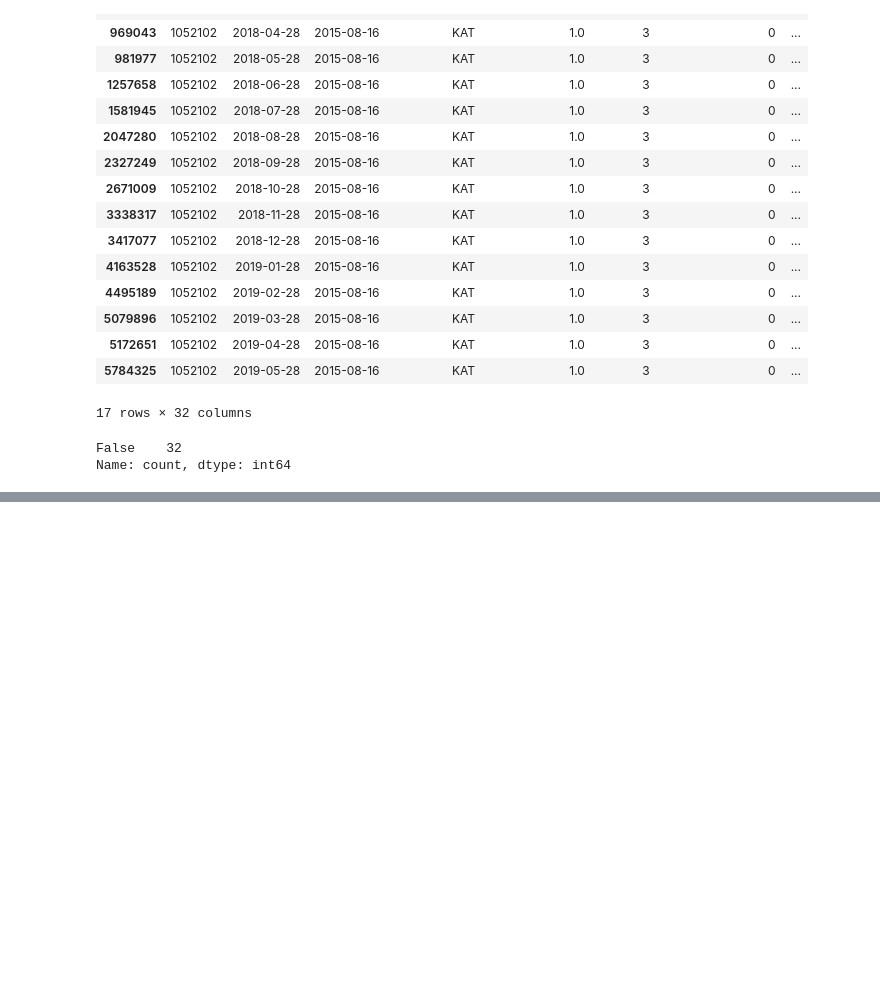
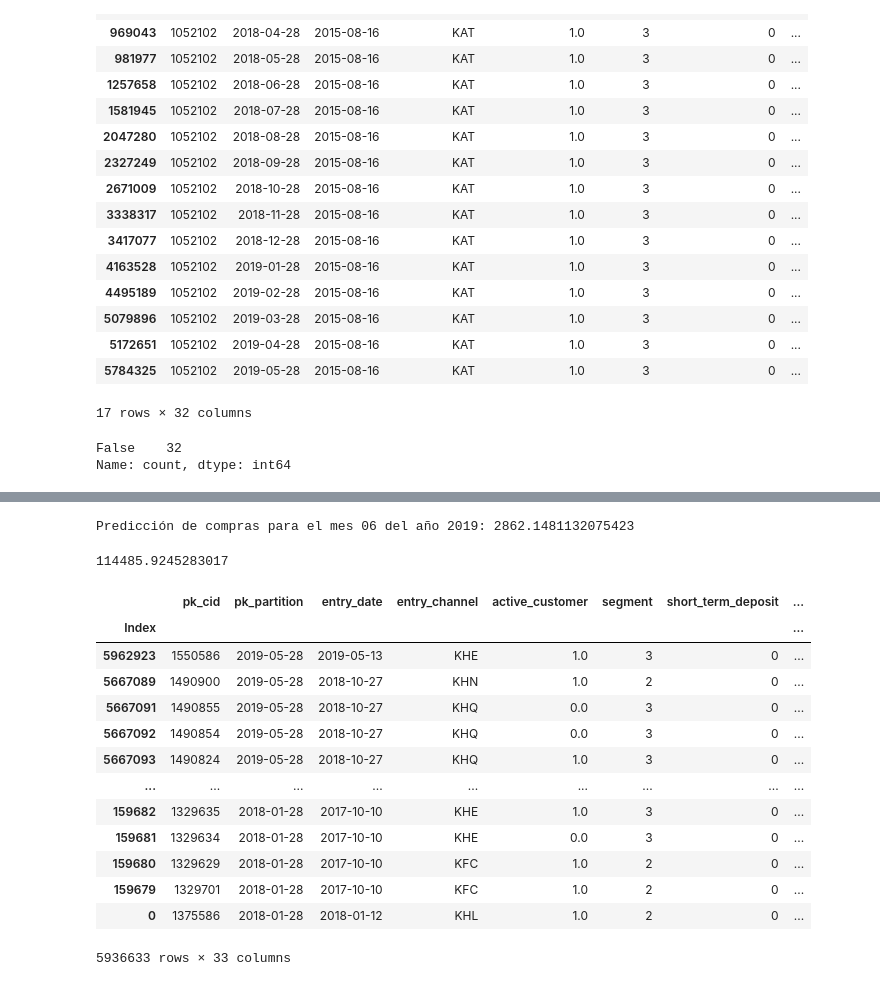
Before and after one commit to dgonzalezDS/DscTfm, a Jupyter notebook: df_targetAhorro.ipynb, the cells around one changed output, grey strips where cells are left out. Drawn from its saved outputs; the diff is of its cells as text; code cells hidden in the pictures; blank space fills up the shorter version.

Commit message:
Modelos y prediccion de ventas

```diff
--- a/df_targetAhorro.ipynb
+++ b/df_targetAhorro.ipynb
@@ -113,0 +129,6 @@ Name: count, dtype: int64
+# %%
+df['Antiguedad'] = (df['pk_partition'] - df['entry_date']) / pd.Timedelta(days=30)
+# %%
+df['Antiguedad'] = df['Antiguedad'].round().astype(int)
+# %%
+df['mes'] = df['pk_partition'].dt.to_period('M')
@@ -113,0 +161,49 @@ Name: count, dtype: int64
+# %%
+#Intentaremos predecir cuantos productos de AHORRO venderemos el mes siguiente (JUNIO DE 2019)
+
+df_regresion = serie_temporal.reset_index()
+df_regresion['mes'] = df_regresion['mes'].astype(str)  # Convertimos el periodo a string para la regresión lineal
+
+# Dividimos los datos en características (X) y la variable objetivo (y)
+X = pd.to_numeric(df_regresion['mes'].str.replace('-', ''), errors='coerce').values.reshape(-1, 1)  # Convertimos el periodo a un formato numérico para la regresión lineal
+y = df_regresion['compra'].values
+
+# Entrenamos el modelo de regresión lineal
+modelo = LinearRegression()
+modelo.fit(X, y)
+
+# Predecimos las compras del mes 06 del año 2019
+mes_06_2019 = pd.to_numeric('2019-06'.replace('-', ''), errors='coerce').reshape(-1, 1)  # Convertimos el periodo a un formato numérico para la predicción
+prediccion_mes_06_2019 = modelo.predict(mes_06_2019)
+
+print("Predicción de compras para el mes 06 del año 2019:", prediccion_mes_06_2019[0])
+# %% [output]
+Predicción de compras para el mes 06 del año 2019: 2862.1481132075423
+# %%
+#Predicción de beneficios
+
+Beneficios = prediccion_mes_06_2019[0]*40
+Beneficios
+
+#Beneficios estimados para JUNIO 2019 de cproductos de AHORRO = 114.485 €
+# %% [output]
+114485.9245283017
+# %%
+df = df.sort_values(by='pk_partition', ascending=False)
+# %%
+df
+# %% [output]
+|  | pk_cid | pk_partition | entry_date | entry_channel | active_customer | segment | short_term_deposit | ... |
+| Index |  |  |  |  |  |  |  | ... |
+| 5962923 | 1550586 | 2019-05-28 | 2019-05-13 | KHE | 1.0 | 3 | 0 | ... |
+| 5667089 | 1490900 | 2019-05-28 | 2018-10-27 | KHN | 1.0 | 2 | 0 | ... |
+| 5667091 | 1490855 | 2019-05-28 | 2018-10-27 | KHQ | 0.0 | 3 | 0 | ... |
+| 5667092 | 1490854 | 2019-05-28 | 2018-10-27 | KHQ | 0.0 | 3 | 0 | ... |
+| 5667093 | 1490824 | 2019-05-28 | 2018-10-27 | KHQ | 1.0 | 3 | 0 | ... |
+| ... | ... | ... | ... | ... | ... | ... | ... | ... |
+| 159682 | 1329635 | 2018-01-28 | 2017-10-10 | KHE | 1.0 | 3 | 0 | ... |
+| 159681 | 1329634 | 2018-01-28 | 2017-10-10 | KHE | 0.0 | 3 | 0 | ... |
+| 159680 | 1329629 | 2018-01-28 | 2017-10-10 | KFC | 1.0 | 2 | 0 | ... |
+| 159679 | 1329701 | 2018-01-28 | 2017-10-10 | KFC | 1.0 | 2 | 0 | ... |
+| 0 | 1375586 | 2018-01-28 | 2018-01-12 | KHL | 1.0 | 2 | 0 | ... |
+5936633 rows × 33 columns
```
Also changed, not shown: parts of 19 cells of this notebook, 2 other files.
